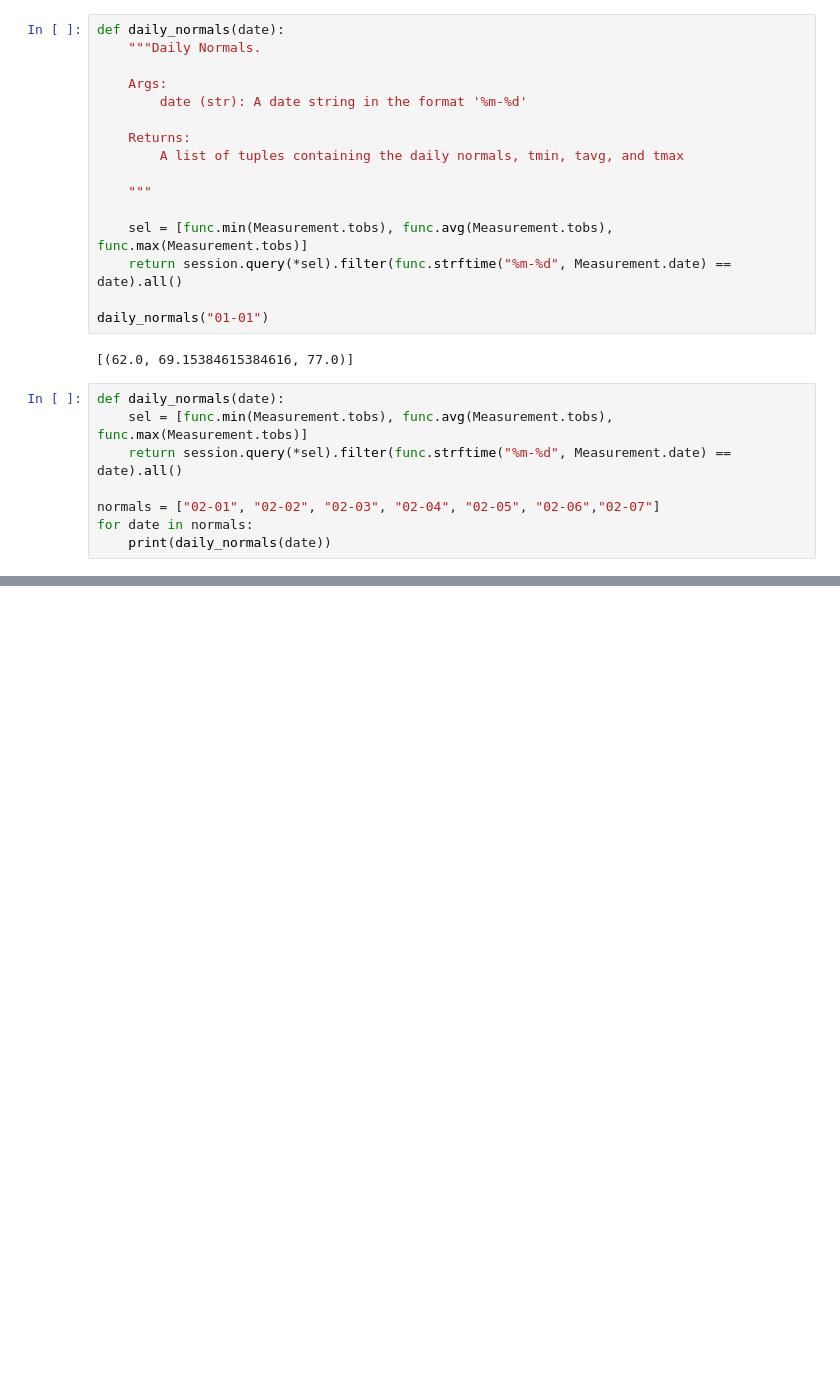
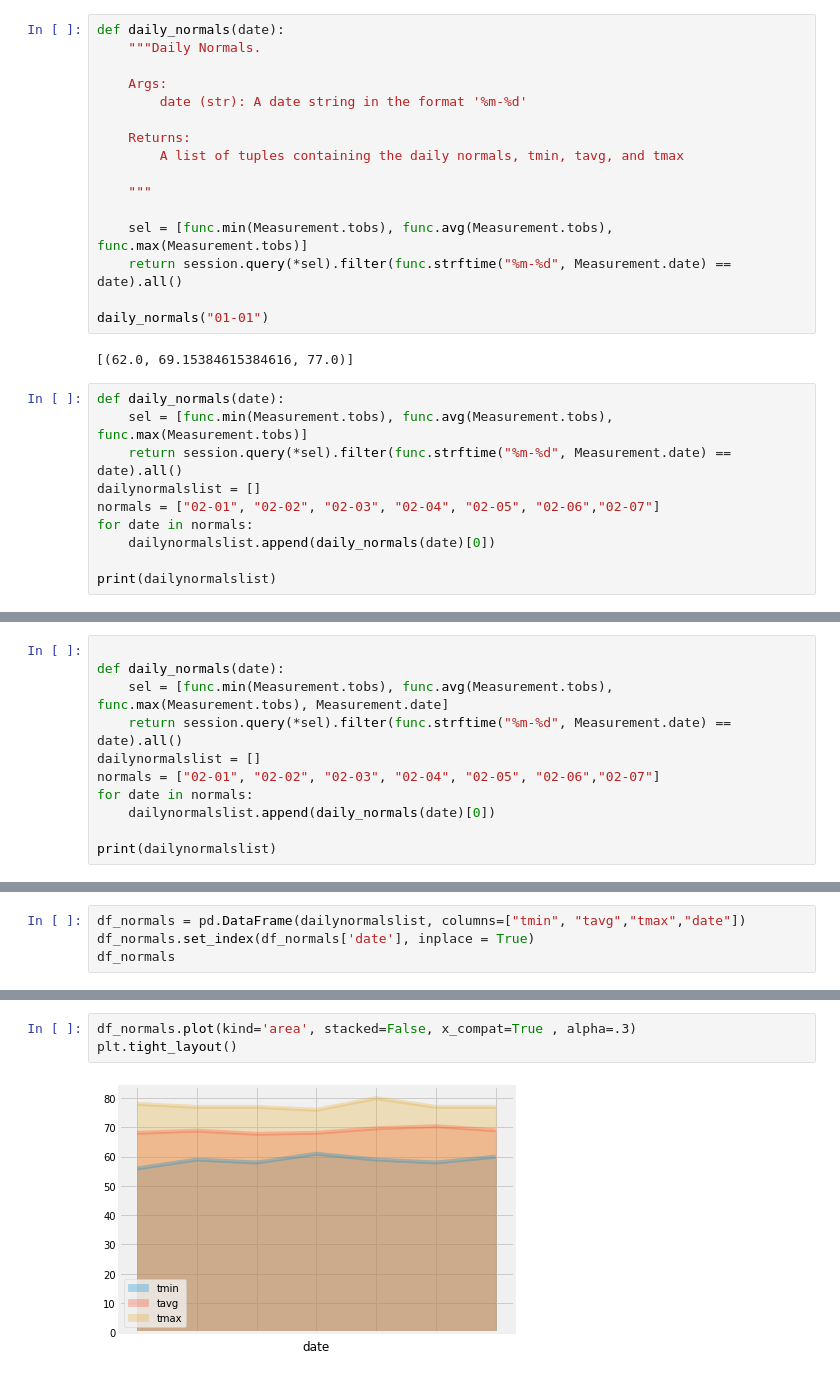
Before and after one commit to savorgnan5/advanced_sql_HW, a Jupyter notebook: HW_SQL_2.ipynb, the cells around one changed output, grey strips where cells are left out. Cells and saved outputs as stored; diff of their text form; blank space fills up the shorter version.

```diff
--- a/HW_SQL_2.ipynb
+++ b/HW_SQL_2.ipynb
@@ -197,8 +197,10 @@ daily_normals("01-01")
 def daily_normals(date):
     sel = [func.min(Measurement.tobs), func.avg(Measurement.tobs), func.max(Measurement.tobs)]
     return session.query(*sel).filter(func.strftime("%m-%d", Measurement.date) == date).all()
-
+dailynormalslist = []
 normals = ["02-01", "02-02", "02-03", "02-04", "02-05", "02-06","02-07"]
 for date in normals:
-    print(daily_normals(date))
+    dailynormalslist.append(daily_normals(date)[0])
+
+print(dailynormalslist)
 # %% [output]
@@ -211,0 +208,11 @@ for date in normals:
+# %%
+
+def daily_normals(date):
+    sel = [func.min(Measurement.tobs), func.avg(Measurement.tobs), func.max(Measurement.tobs), Measurement.date]
+    return session.query(*sel).filter(func.strftime("%m-%d", Measurement.date) == date).all()
+dailynormalslist = []
+normals = ["02-01", "02-02", "02-03", "02-04", "02-05", "02-06","02-07"]
+for date in normals:
+    dailynormalslist.append(daily_normals(date)[0])
+
+print(dailynormalslist)
@@ -211,0 +221,4 @@ for date in normals:
+# %%
+df_normals = pd.DataFrame(dailynormalslist, columns=["tmin", "tavg","tmax","date"])
+df_normals.set_index(df_normals['date'], inplace = True)
+df_normals
@@ -211,0 +235,5 @@ for date in normals:
+# %%
+df_normals.plot(kind='area', stacked=False, x_compat=True , alpha=.3)
+plt.tight_layout()
+# %% [output]
+[figure, added]
```
Also changed, not shown: parts of 3 cells of this notebook, 1 other file.
